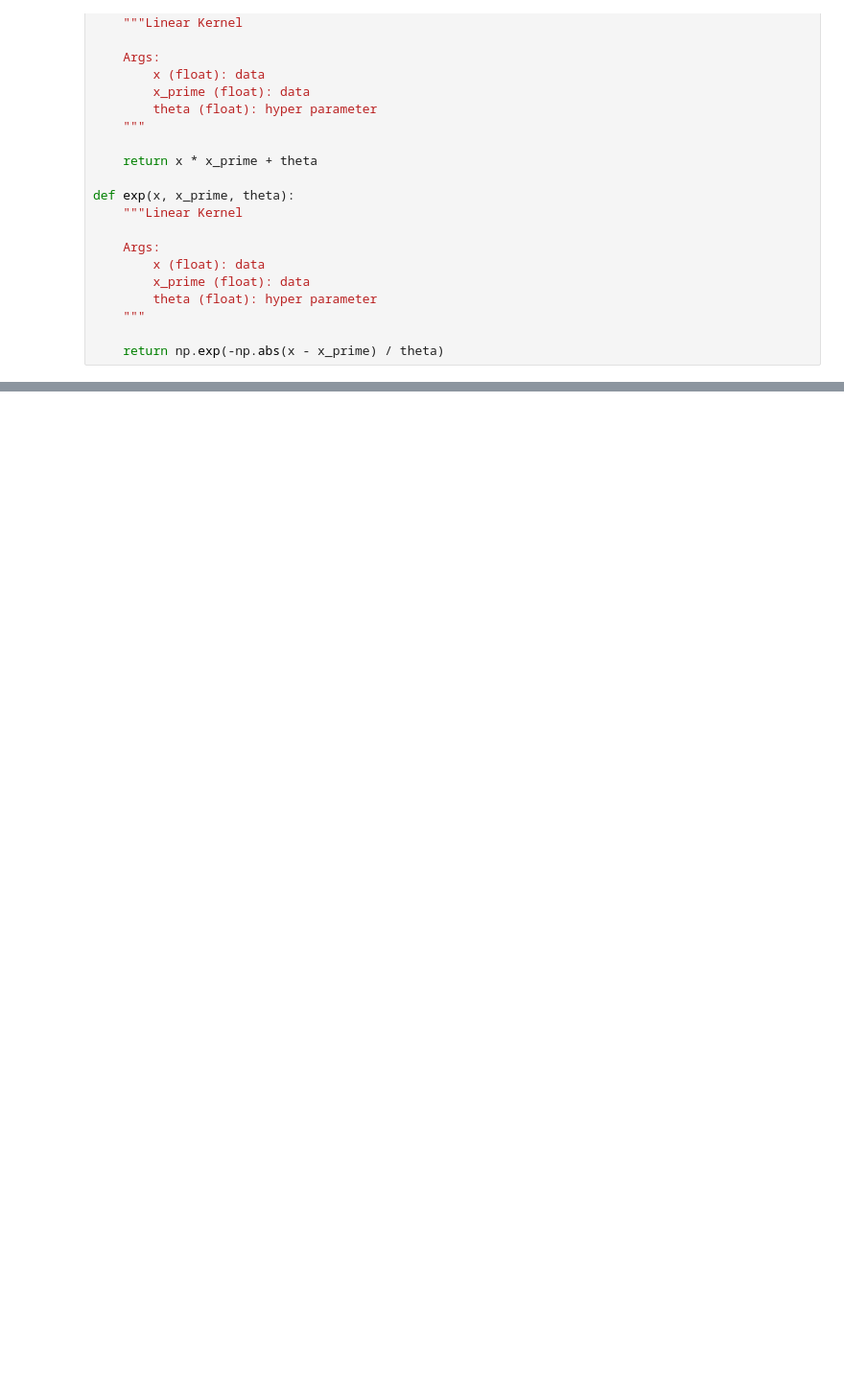
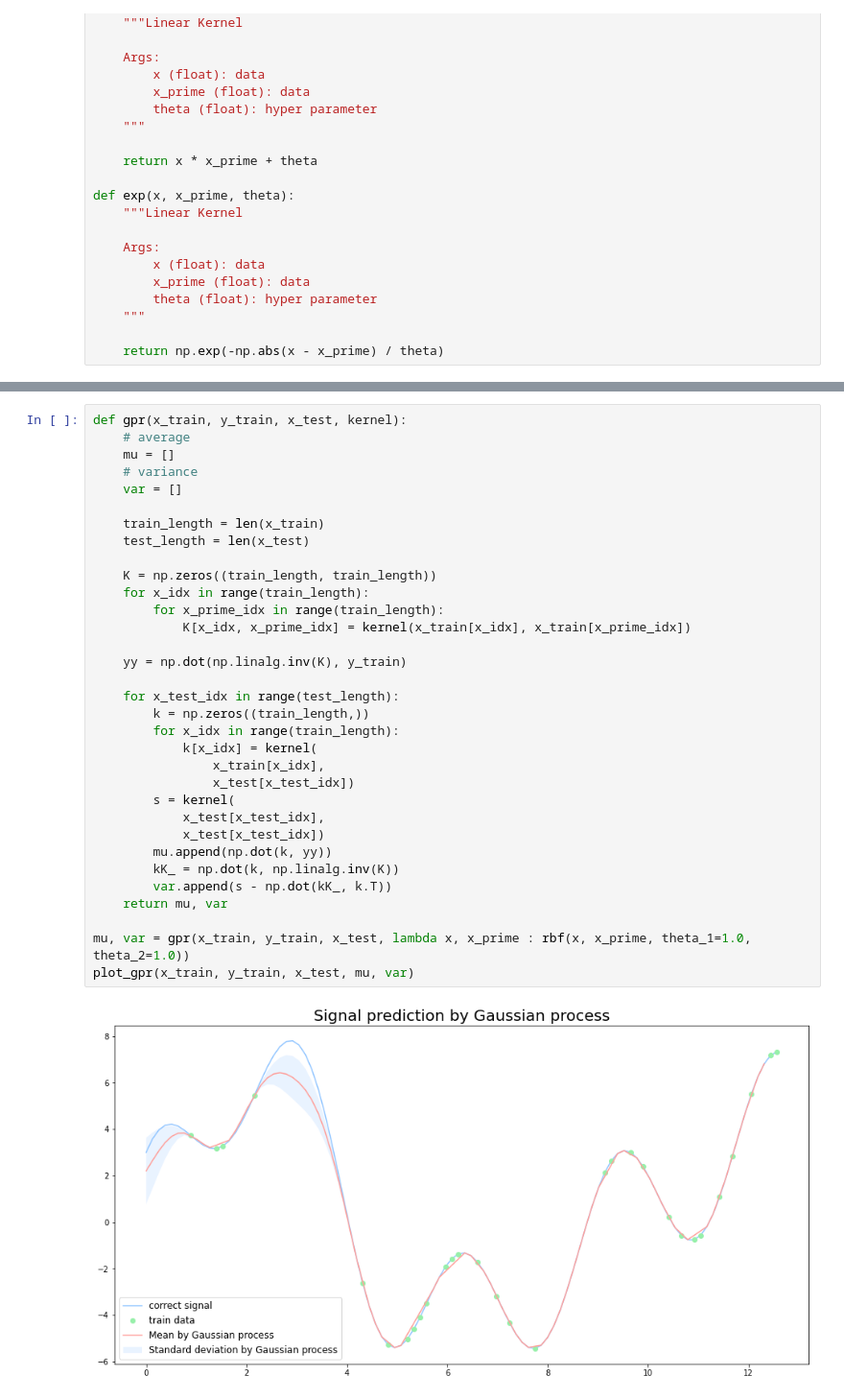
Before and after one commit to meltyyyyy/qiita, a Jupyter notebook: bo/gpr.ipynb, the cells around one changed output, grey strips where cells are left out. Shown at 96% size. Saved outputs shown, nothing was run; the diff lists cells and outputs as text; blank space fills up the shorter version.

```diff
--- a/bo/gpr.ipynb
+++ b/bo/gpr.ipynb
@@ -184,0 +187,35 @@ plot_gpr(x_train, y_train, x_test, mu, var)
+# %%
+def gpr(x_train, y_train, x_test, kernel):
+    # average
+    mu = []
+    # variance
+    var = []
+
+    train_length = len(x_train)
+    test_length = len(x_test)
+
+    K = np.zeros((train_length, train_length))
+    for x_idx in range(train_length):
+        for x_prime_idx in range(train_length):
+            K[x_idx, x_prime_idx] = kernel(x_train[x_idx], x_train[x_prime_idx])
+
+    yy = np.dot(np.linalg.inv(K), y_train)
+
+    for x_test_idx in range(test_length):
+        k = np.zeros((train_length,))
+        for x_idx in range(train_length):
+            k[x_idx] = kernel(
+                x_train[x_idx],
+                x_test[x_test_idx])
+        s = kernel(
+            x_test[x_test_idx],
+            x_test[x_test_idx])
+        mu.append(np.dot(k, yy))
+        kK_ = np.dot(k, np.linalg.inv(K))
+        var.append(s - np.dot(kK_, k.T))
+    return mu, var
+
+mu, var = gpr(x_train, y_train, x_test, lambda x, x_prime : rbf(x, x_prime, theta_1=1.0, theta_2=1.0))
+plot_gpr(x_train, y_train, x_test, mu, var)
+# %% [output]
+[figure, added]
```
Also changed, not shown: parts of 7 cells of this notebook, 2 other files.
